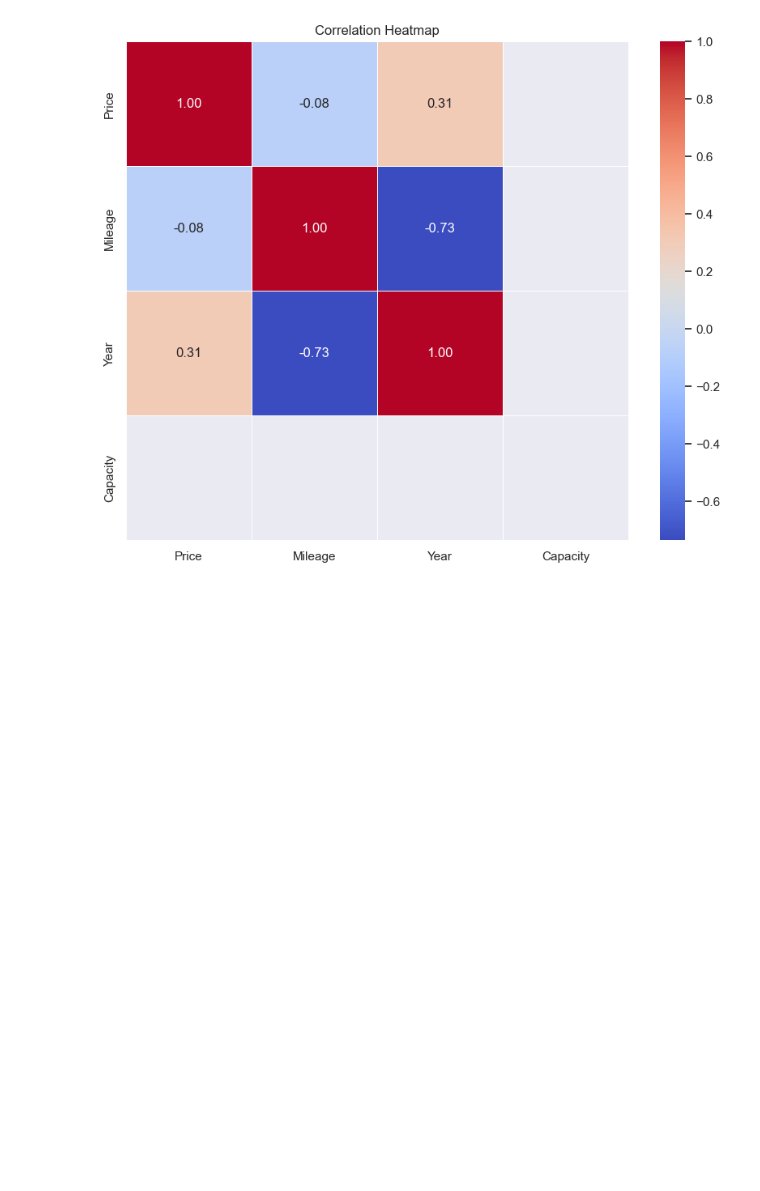
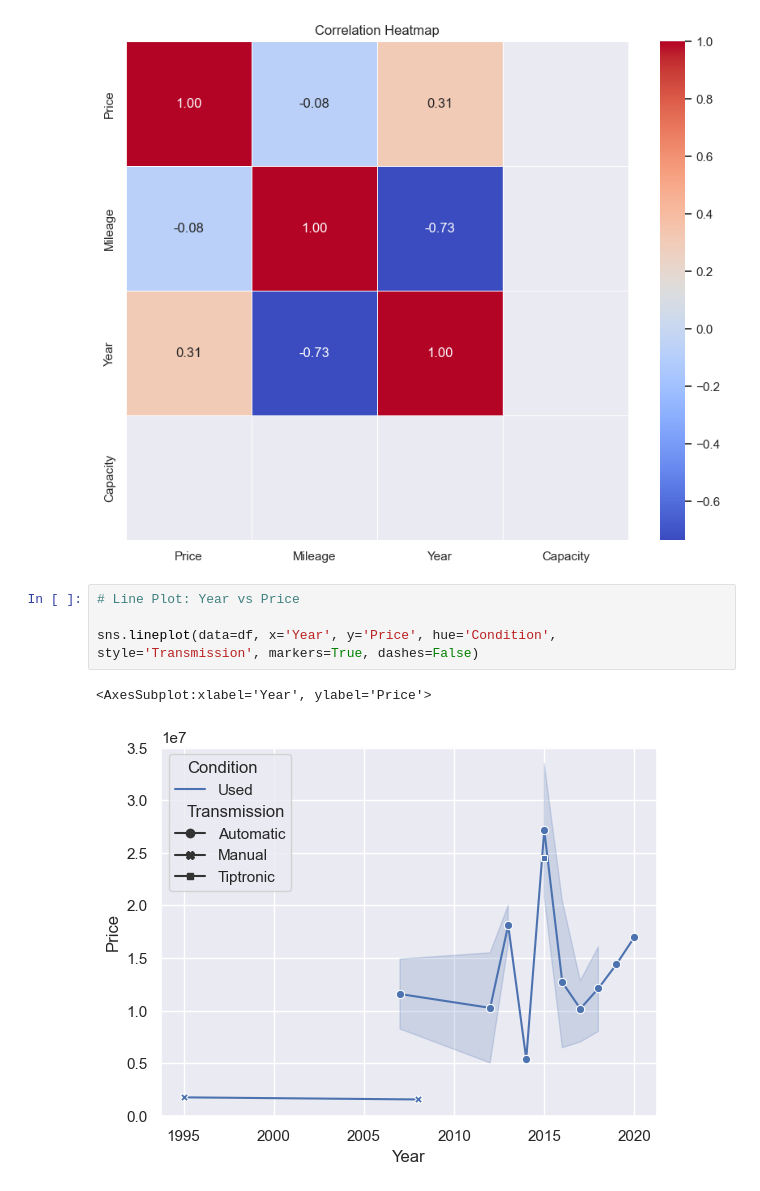
Before and after one commit to sanjula77/Nature-Inspired-Algorithms-Python, a Jupyter notebook: Plotting_with_Seaborn.ipynb, the cells around one changed output. Drawn from its saved outputs; the diff is of its cells as text; blank space fills up the shorter version.

```diff
--- a/Plotting_with_Seaborn.ipynb
+++ b/Plotting_with_Seaborn.ipynb
@@ -52,3 +52,10 @@ plt.title('Correlation Heatmap')
 # %% [output]
 Text(0.5, 1.0, 'Correlation Heatmap')
 [figure]
+# %%
+# Line Plot: Year vs Price
+
+sns.lineplot(data=df, x='Year', y='Price', hue='Condition', style='Transmission', markers=True, dashes=False)
+# %% [output]
+<AxesSubplot:xlabel='Year', ylabel='Price'>
+[figure, added]
```
Also changed, not shown: parts of 1 cell of this notebook, 1 other file.
